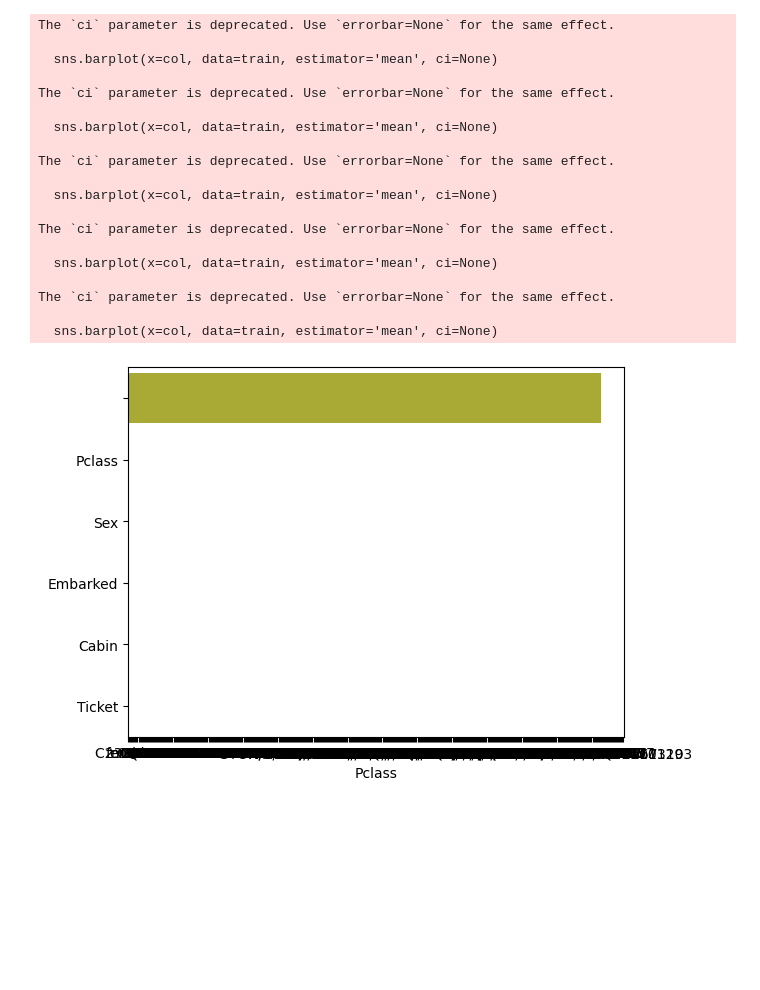
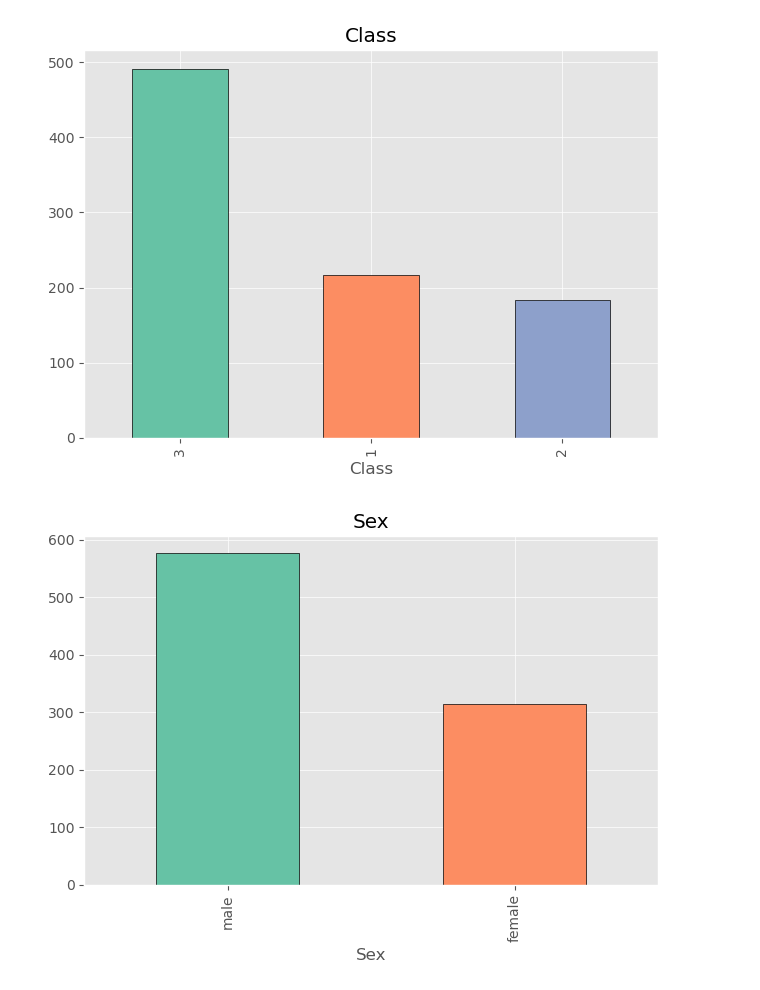
Before and after one commit to xblam/titanic, a Jupyter notebook: notebooks/titanic.ipynb, the cells around one changed output. Saved outputs shown, nothing was run; the diff lists cells and outputs as text; code cells hidden in the pictures; blank space fills up the shorter version.

```diff
--- a/notebooks/titanic.ipynb
+++ b/notebooks/titanic.ipynb
@@ -55,0 +87,14 @@ memory usage: 83.7+ KB
+# %%
+# chose the columns that we want to keep
+# can choose which columns to keep or drop
+train = train[[
+    'PassengerId',
+    'Survived', 'Pclass', 'Name', 'Sex', 'Age', 'SibSp',
+    'Parch', 'Ticket', 'Fare',
+    # 'Cabin',
+    'Embarked']].copy()
+# %%
+# rename the columns
+train = train.rename(columns={
+    'PassengerId': 'Id',
+    'Pclass': 'Class'})
@@ -55,0 +123,7 @@ memory usage: 83.7+ KB
+# %%
+# same things, understand the differnt use cases
+train.query('Age < 0')
+train[train['Age'] < 0]
+
+# only keep first of duplicated rows
+train = train.drop_duplicates(subset=['Name'], keep='first').reset_index(drop=True) # this is the better way of doing it
@@ -60,6 +141,6 @@ memory usage: 83.7+ KB
 # lots of outliers for distribution of fare
 
 # df_num = train.select_dtypes(include=['int64', 'float64'])
-
-df_num = train[['Age', 'Fare', 'SibSp', 'Parch', 'Survived']]
-df_cat = train[['Pclass', 'Sex', 'Embarked', 'Cabin', 'Ticket']]
+print(train.columns)
+df_num = train[['Age', 'Fare', 'SibSp', 'Parch', 'Survived']].copy()
+df_cat = train[['Class', 'Sex', 'Embarked', 'Fare', 'Ticket']].copy()
@@ -83,25 +164,19 @@ for col in df_num.columns:
 # %%
+# for col in df_cat.columns:
+#     sns.barplot(x=col, data=train, estimator='mean', ci=None)
+#     sns.barplot(col)
+
+# sns.countplot(x='Pclass', hue='Survived', data=train) # 1st class passengers had a higher chance of survival
+
 for col in df_cat.columns:
-    sns.barplot(x=col, data=train, estimator='mean', ci=None)
-    sns.barplot(col)
+    counts = df_cat[col].value_counts()
+    colors = sns.color_palette('Set2', n_colors=len(counts))
+    counts.plot(kind='bar', color=colors, edgecolor='black')
+    plt.title(col)
+    plt.tight_layout()
+    plt.show()
+
+# lots of different categories for cabin and ticket
 # %% [output]
-The `ci` parameter is deprecated. Use `errorbar=None` for the same effect.
-
-  sns.barplot(x=col, data=train, estimator='mean', ci=None)
-
-The `ci` parameter is deprecated. Use `errorbar=None` for the same effect.
-
-  sns.barplot(x=col, data=train, estimator='mean', ci=None)
-
-The `ci` parameter is deprecated. Use `errorbar=None` for the same effect.
-
-  sns.barplot(x=col, data=train, estimator='mean', ci=None)
-
-The `ci` parameter is deprecated. Use `errorbar=None` for the same effect.
-
-  sns.barplot(x=col, data=train, estimator='mean', ci=None)
-
-The `ci` parameter is deprecated. Use `errorbar=None` for the same effect.
-
-  sns.barplot(x=col, data=train, estimator='mean', ci=None)
-[figure, old version]
+[figure, new version]
+[figure, added]
```
Also changed, not shown: parts of 25 cells of this notebook, 4 other files.
